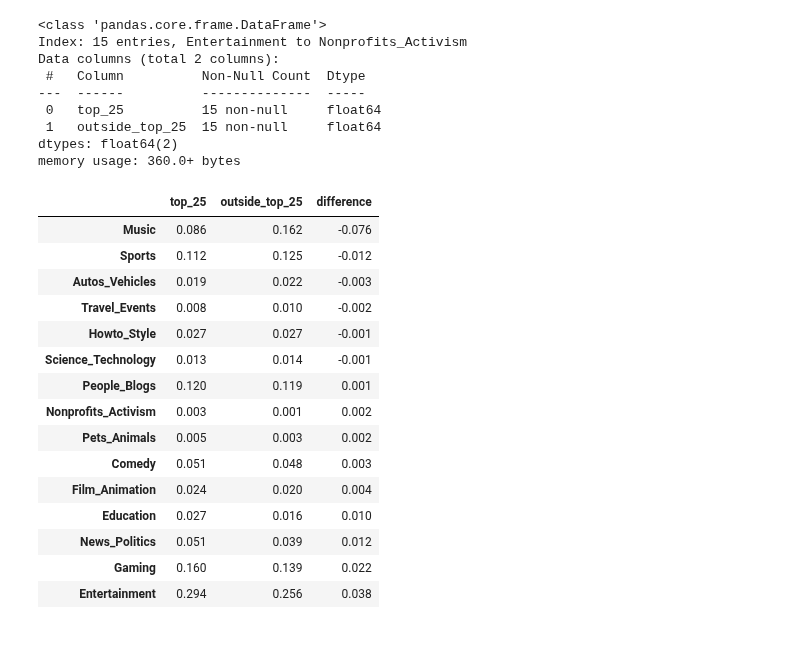
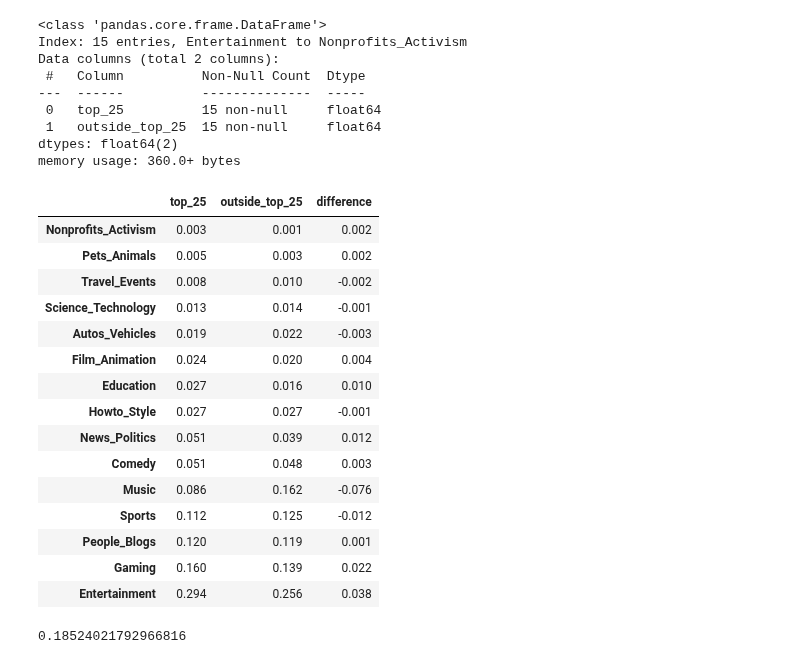
Before and after one commit to Youtube-Data-Analysis/top_200, a Jupyter notebook: shorter_explore.ipynb, the cells around one changed output. Saved outputs shown, nothing was run; the diff lists cells and outputs as text; code cells hidden in the pictures.

```diff
--- a/shorter_explore.ipynb
+++ b/shorter_explore.ipynb
@@ -778,21 +778,21 @@ memory usage: 360.0+ bytes
 # %%
 distros['difference'] = distros.iloc[:, 0] - distros.iloc[:, 1]
 # %%
-round(distros.sort_values(by='difference'), 3)
+round(distros.sort_values(by='top_25'), 3)
 # %% [output]
 |  | top_25 | outside_top_25 | difference |
+| Nonprofits_Activism | 0.003 | 0.001 | 0.002 |
+| Pets_Animals | 0.005 | 0.003 | 0.002 |
+| Travel_Events | 0.008 | 0.010 | -0.002 |
+| Science_Technology | 0.013 | 0.014 | -0.001 |
+| Autos_Vehicles | 0.019 | 0.022 | -0.003 |
+| Film_Animation | 0.024 | 0.020 | 0.004 |
+| Education | 0.027 | 0.016 | 0.010 |
+| Howto_Style | 0.027 | 0.027 | -0.001 |
+| News_Politics | 0.051 | 0.039 | 0.012 |
+| Comedy | 0.051 | 0.048 | 0.003 |
 | Music | 0.086 | 0.162 | -0.076 |
 | Sports | 0.112 | 0.125 | -0.012 |
-| Autos_Vehicles | 0.019 | 0.022 | -0.003 |
-| Travel_Events | 0.008 | 0.010 | -0.002 |
-| Howto_Style | 0.027 | 0.027 | -0.001 |
-| Science_Technology | 0.013 | 0.014 | -0.001 |
 | People_Blogs | 0.120 | 0.119 | 0.001 |
-| Nonprofits_Activism | 0.003 | 0.001 | 0.002 |
-| Pets_Animals | 0.005 | 0.003 | 0.002 |
-| Comedy | 0.051 | 0.048 | 0.003 |
-| Film_Animation | 0.024 | 0.020 | 0.004 |
-| Education | 0.027 | 0.016 | 0.010 |
-| News_Politics | 0.051 | 0.039 | 0.012 |
 | Gaming | 0.160 | 0.139 | 0.022 |
 | Entertainment | 0.294 | 0.256 | 0.038 |
@@ -800,0 +799,4 @@ from scipy.stats import chi
+# %%
+(df.top_25==1).mean()
+# %% [output]
+0.18524021792966816
```
Also changed, not shown: parts of 8 cells of this notebook, 2 other files.
